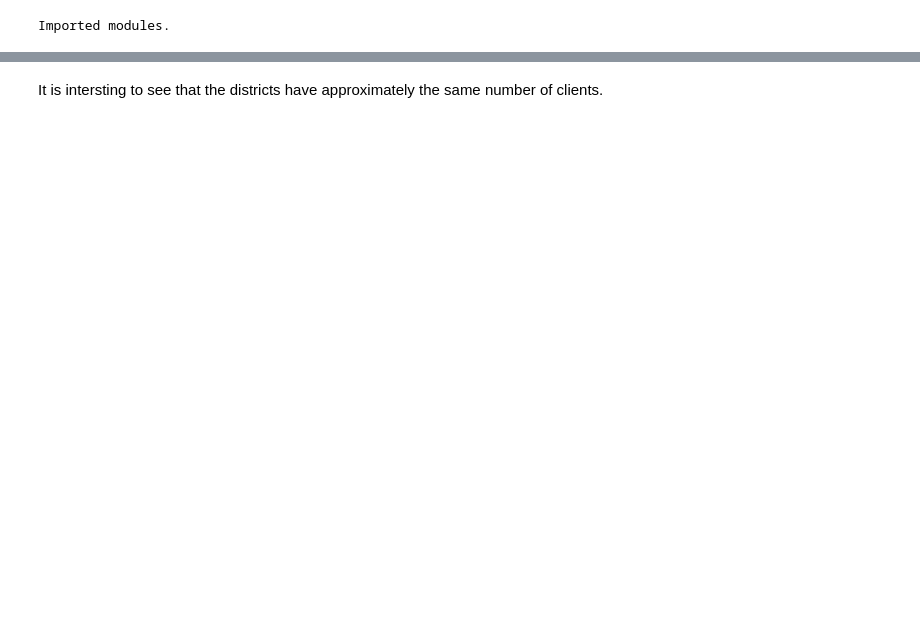
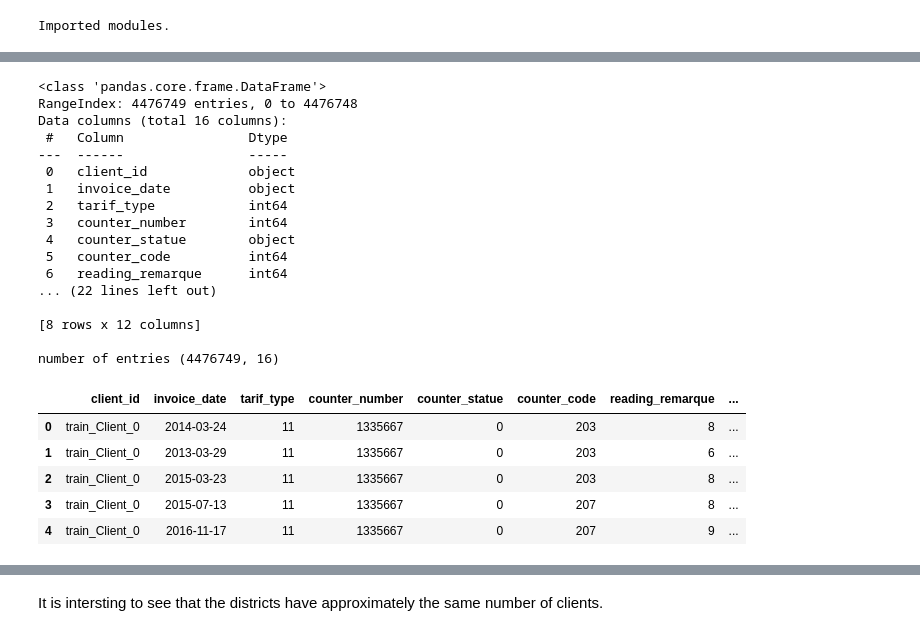
Before and after one commit to ChihabFortas/Fraud-detection-Model, a Jupyter notebook: ML_academy_Project_1.ipynb, the cells around one changed output, grey strips where cells are left out. Cells and saved outputs as stored; diff of their text form; code cells hidden in the pictures; blank space fills up the shorter version.

```diff
--- a/ML_academy_Project_1.ipynb
+++ b/ML_academy_Project_1.ipynb
@@ -110 +134,30 @@ data['client_train'].describe()
+# %%
+print(invoice_train.info())
+print('\n',invoice_train.describe())
+print('\nnumber of entries {}'.format(invoice_train.shape))
+invoice_train.head()
+# %% [output]
+<class 'pandas.core.frame.DataFrame'>
+RangeIndex: 4476749 entries, 0 to 4476748
+Data columns (total 16 columns):
+ #   Column                Dtype
+---  ------                -----
+ 0   client_id             object
+ 1   invoice_date          object
+ 2   tarif_type            int64
+ 3   counter_number        int64
+ 4   counter_statue        object
+ 5   counter_code          int64
+ 6   reading_remarque      int64
+... (22 lines left out)
+
+[8 rows x 12 columns]
+
+number of entries (4476749, 16)
+|  | client_id | invoice_date | tarif_type | counter_number | counter_statue | counter_code | reading_remarque | ... |
+| 0 | train_Client_0 | 2014-03-24 | 11 | 1335667 | 0 | 203 | 8 | ... |
+| 1 | train_Client_0 | 2013-03-29 | 11 | 1335667 | 0 | 203 | 6 | ... |
+| 2 | train_Client_0 | 2015-03-23 | 11 | 1335667 | 0 | 203 | 8 | ... |
+| 3 | train_Client_0 | 2015-07-13 | 11 | 1335667 | 0 | 207 | 8 | ... |
+| 4 | train_Client_0 | 2016-11-17 | 11 | 1335667 | 0 | 207 | 9 | ... |
 # %% [markdown]
```
Also changed, not shown: parts of 41 cells of this notebook.
